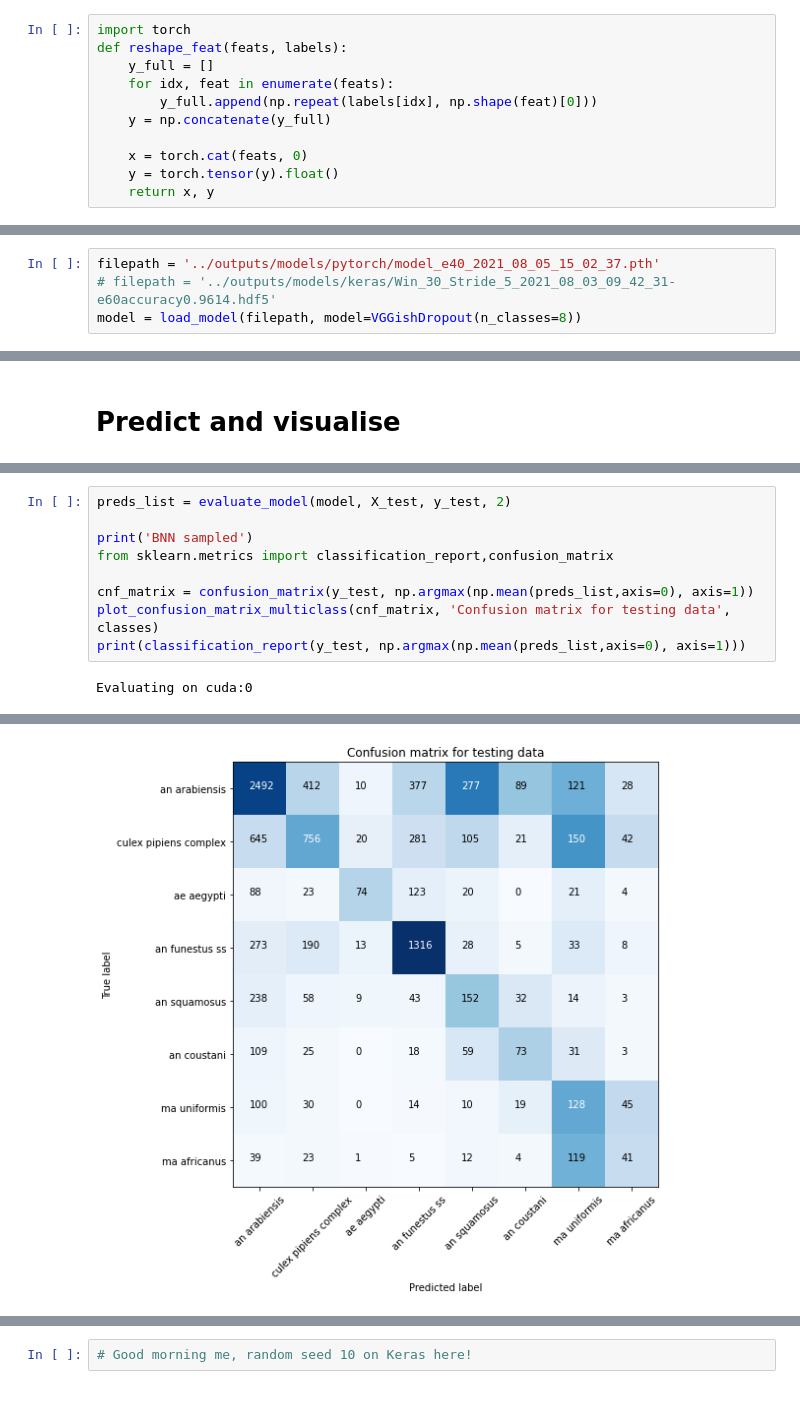
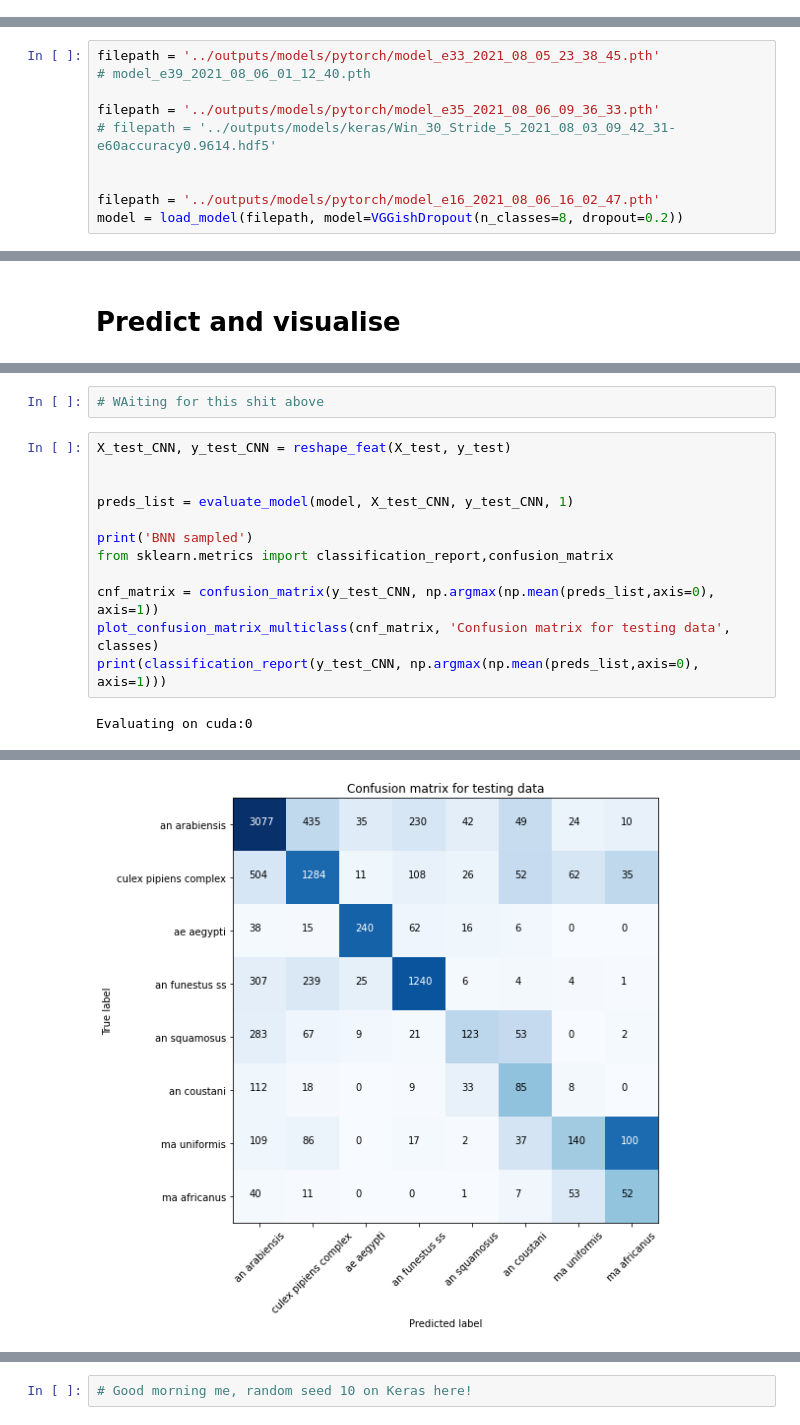
Before and after one commit to HumBug-Mosquito/HumBugDB, a Jupyter notebook: notebooks/species_classification.ipynb, the cells around one changed output, grey strips where cells are left out. Drawn from its saved outputs; the diff is of its cells as text.

```diff
--- a/notebooks/species_classification.ipynb
+++ b/notebooks/species_classification.ipynb
@@ -137,12 +135 @@ X_train_CNN, y_train_CNN = reshape_feat(X_train, y_train)
-# %%
-import torch
-def reshape_feat(feats, labels):
-    y_full = []
-    for idx, feat in enumerate(feats):
-        y_full.append(np.repeat(labels[idx], np.shape(feat)[0]))
-    y = np.concatenate(y_full)
-
-    x = torch.cat(feats, 0)
-    y = torch.tensor(y).float()
-    return x, y
 # %%
@@ -354,7 +358,13 @@ model = load_model(filepath)
 # %%
-filepath = '../outputs/models/pytorch/model_e40_2021_08_05_15_02_37.pth'
+filepath = '../outputs/models/pytorch/model_e33_2021_08_05_23_38_45.pth'
+# model_e39_2021_08_06_01_12_40.pth
+
+filepath = '../outputs/models/pytorch/model_e35_2021_08_06_09_36_33.pth'
 # filepath = '../outputs/models/keras/Win_30_Stride_5_2021_08_03_09_42_31-e60accuracy0.9614.hdf5'
-model = load_model(filepath, model=VGGishDropout(n_classes=8))
+
+
+filepath = '../outputs/models/pytorch/model_e16_2021_08_06_16_02_47.pth'
+model = load_model(filepath, model=VGGishDropout(n_classes=8, dropout=0.2))
 # %% [output]
 Training on cuda:0
 # %%
@@ -366,11 +440,16 @@ random_seed
+# %%
+# WAiting for this shit above
 # %%
-preds_list = evaluate_model(model, X_test, y_test, 2)
+X_test_CNN, y_test_CNN = reshape_feat(X_test, y_test)
+
+
+preds_list = evaluate_model(model, X_test_CNN, y_test_CNN, 1)
 
 print('BNN sampled')
 from sklearn.metrics import classification_report,confusion_matrix
 
-cnf_matrix = confusion_matrix(y_test, np.argmax(np.mean(preds_list,axis=0), axis=1))
+cnf_matrix = confusion_matrix(y_test_CNN, np.argmax(np.mean(preds_list,axis=0), axis=1))
 plot_confusion_matrix_multiclass(cnf_matrix, 'Confusion matrix for testing data', classes)
-print(classification_report(y_test, np.argmax(np.mean(preds_list,axis=0), axis=1)))
+print(classification_report(y_test_CNN, np.argmax(np.mean(preds_list,axis=0), axis=1)))
 # %% [output]
 Evaluating on cuda:0
@@ -394,2 +471,2 @@ weighted avg       0.53      0.53      0.52      9502
-[figure, old version]
+[figure, new version]
 # %%
```
Also changed, not shown: parts of 34 cells of this notebook, 5 other files.
